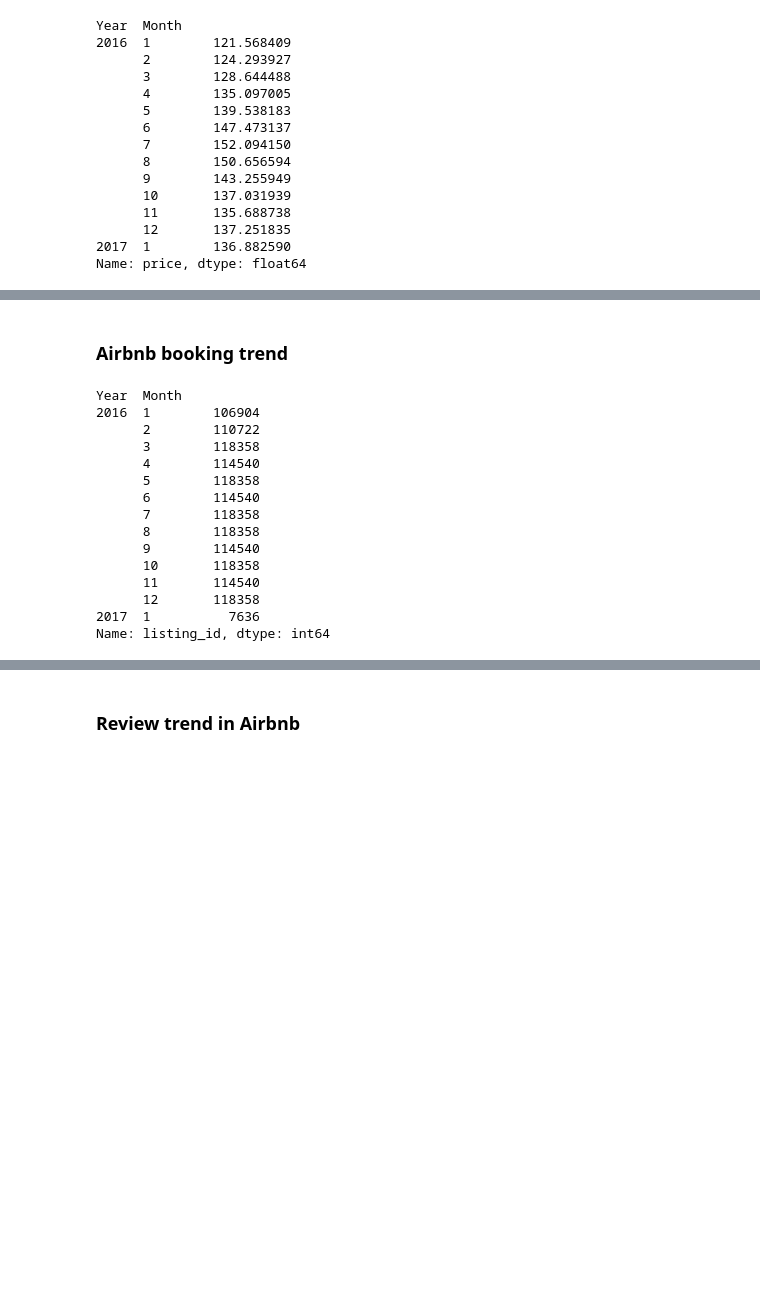
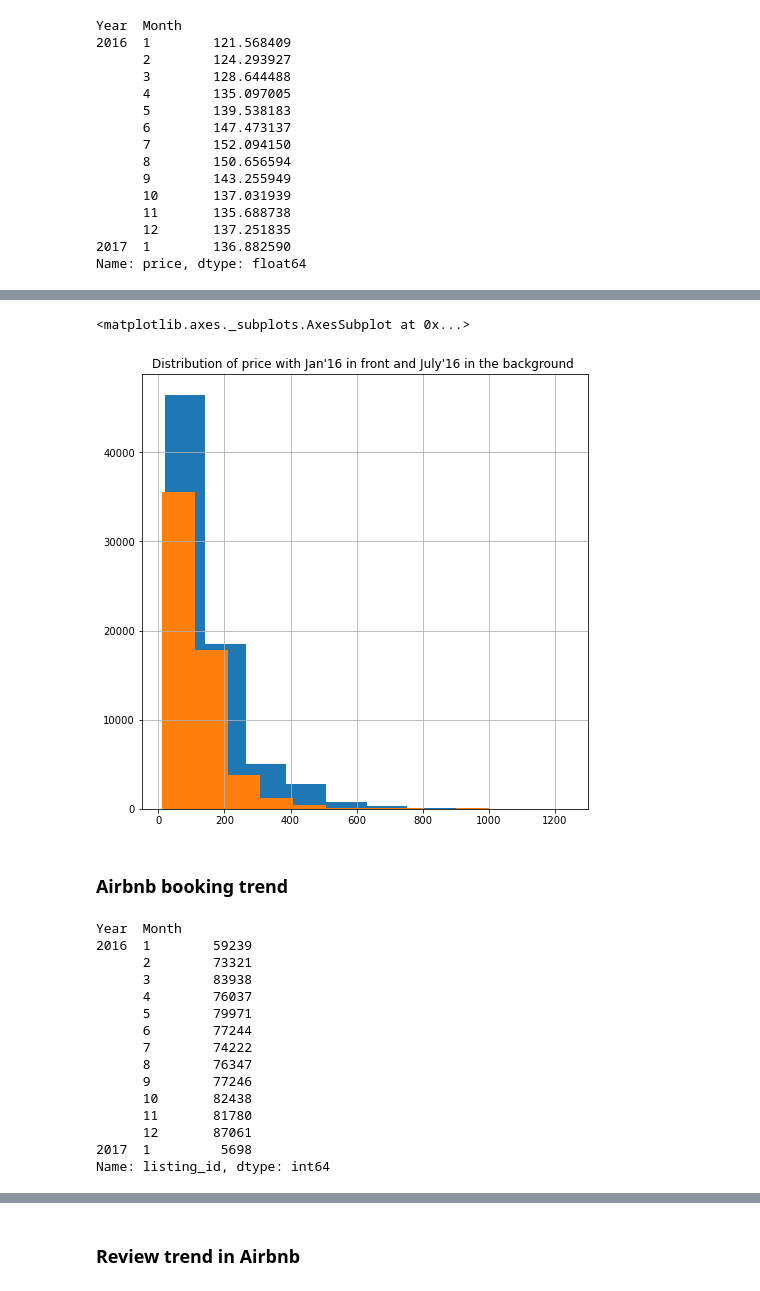
Before and after one commit to kingkovai/EDA---Seattle-Airbnb, a Jupyter notebook: EDA Airbnb data.ipynb, the cells around one changed output, grey strips where cells are left out. Saved outputs shown, nothing was run; the diff lists cells and outputs as text; code cells hidden in the pictures; blank space fills up the shorter version.

```diff
--- a/EDA Airbnb data.ipynb
+++ b/EDA Airbnb data.ipynb
@@ -60,21 +103,29 @@ df_list['last_scraped'] = pd.to_datetime(df_list['last_scraped'])
+# %%
+fig,ax = plt.subplots(1,1)
+ax.set_title("Distribution of price with Jan'16 in front and July'16 in the background ")
+df_cal_trn[(df_cal_trn.Year==2016)&(df_cal_trn.Month==7)]['price'].hist(ax=ax,figsize=(8,8) )
+df_cal_trn[(df_cal_trn.Year==2016)&(df_cal_trn.Month==1)]['price'].hist(ax=ax ,figsize=(8,8) )
+# %% [output]
+<matplotlib.axes._subplots.AxesSubplot at 0x...>
+[figure, added]
 # %% [markdown]
 ### Airbnb booking trend
 # %%
-df_cal.groupby(['Year','Month']).count()['listing_id']
+df_cal_trn.groupby(['Year','Month']).count()['listing_id']
 # %% [output]
 Year  Month
-2016  1        106904
-      2        110722
-      3        118358
-      4        114540
-      5        118358
-      6        114540
-      7        118358
-      8        118358
-      9        114540
-      10       118358
-      11       114540
-      12       118358
-2017  1          7636
+2016  1        59239
+      2        73321
+      3        83938
+      4        76037
+      5        79971
+      6        77244
+      7        74222
+      8        76347
+      9        77246
+      10       82438
+      11       81780
+      12       87061
+2017  1         5698
 Name: listing_id, dtype: int64
 # %%
```
Also changed, not shown: parts of 13 cells of this notebook.
